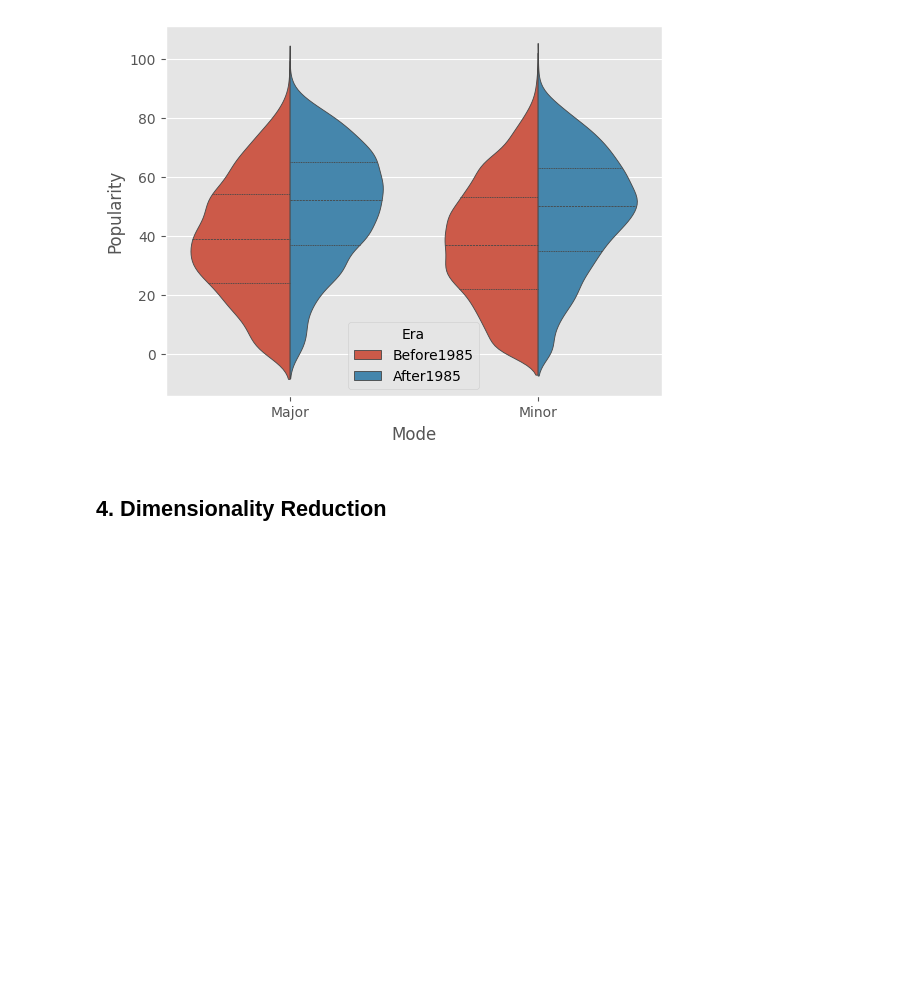
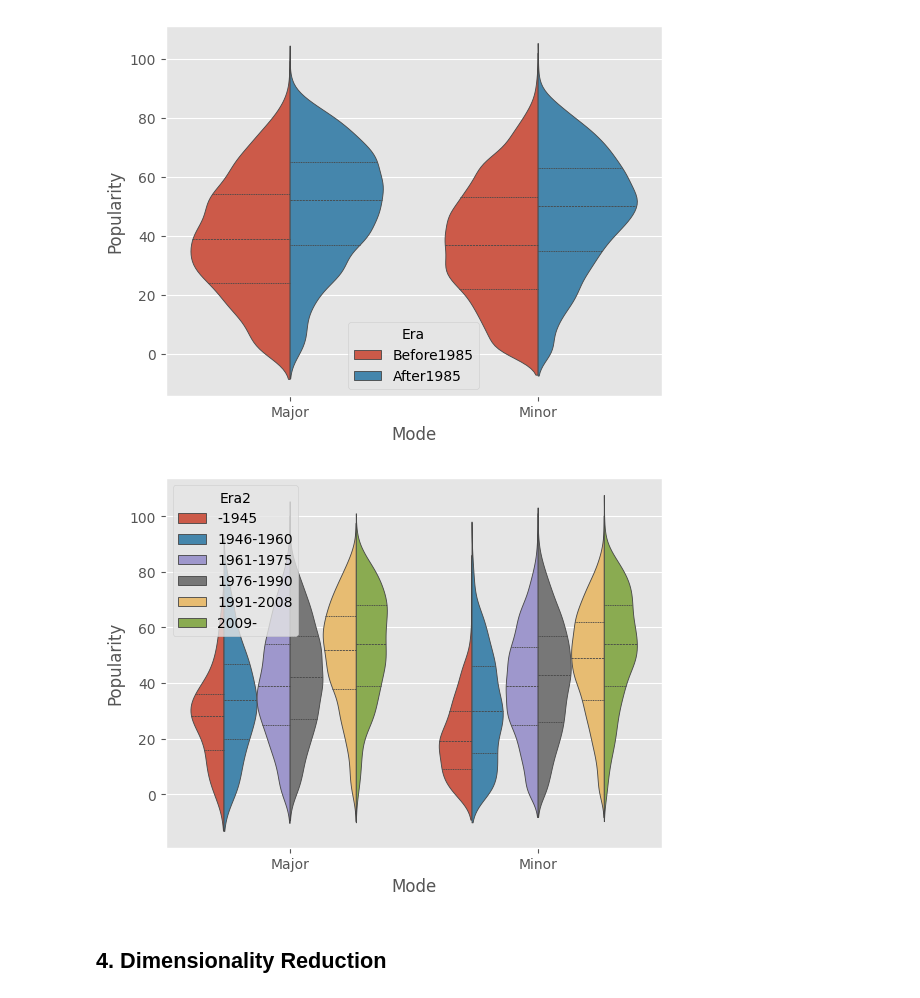
Before and after one commit to bonitadavis/ML-Lab-1, a Jupyter notebook: Lab1.ipynb, the cells around one changed output. Cells and saved outputs as stored; diff of their text form; code cells hidden in the pictures; blank space fills up the shorter version.

Commit message:
Final plots from CDC

```diff
--- a/Lab1.ipynb
+++ b/Lab1.ipynb
@@ -368,6 +385,21 @@ plt.xticks(ticks=[0, 1], labels=["Major", "Minor"])
 plt.show()
 # %% [output]
 [figure]
+# %%
+# let's break up the age variable into a discrete new variable
+df['Era2'] = pd.cut(df['Year'],
+                            [0,1945,1960,1975,1990,2008,2027],
+                            labels=['-1945','1946-1960','1961-1975','1976-1990','1991-2008','2009-']) # this creates a new variable
+df.Era.describe()
+
+sns.violinplot(x="Mode", y="Popularity", hue="Era2", data=df,
+               split=True, # split across violins
+               inner="quart") # show innner stats like mean, IQR,
+
+plt.xticks(ticks=[0, 1], labels=["Major", "Minor"])
+plt.show()
+# %% [output]
+[figure, added]
 # %% [markdown]
 ## 4. Dimensionality Reduction
 # %% [markdown]
```
Also changed, not shown: parts of 2 cells of this notebook.
